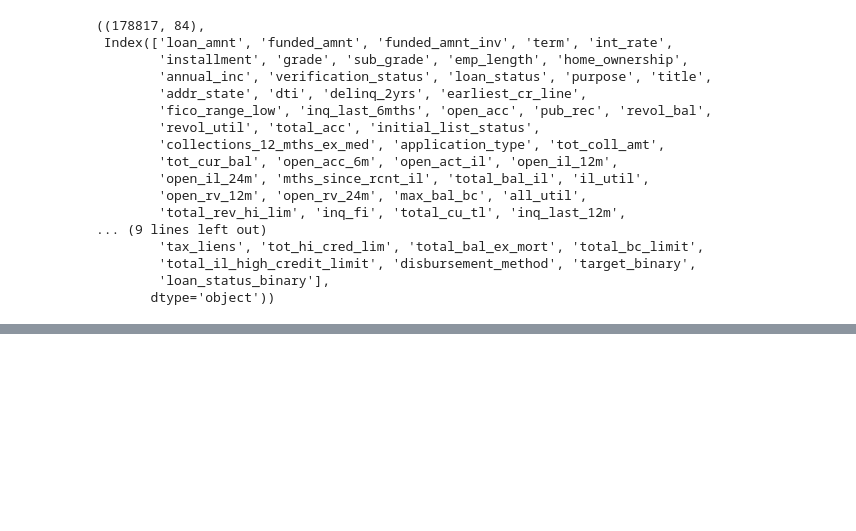
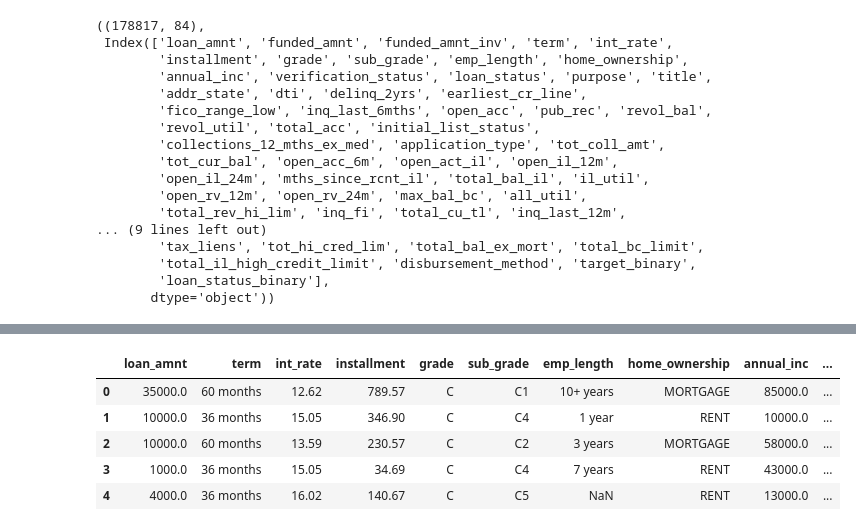
Before and after one commit to nfrank6-depaul/credit-decisioning, a Jupyter notebook: notebooks/eda.ipynb, the cells around one changed output, grey strips where cells are left out. Drawn from its saved outputs; the diff is of its cells as text; code cells hidden in the pictures; blank space fills up the shorter version.

```diff
--- a/notebooks/eda.ipynb
+++ b/notebooks/eda.ipynb
@@ -588,0 +653,9 @@ df.to_csv("../data/accepted_2017_eda.csv", index=False)
+# %%
+df.head()
+# %% [output]
+|  | loan_amnt | term | int_rate | installment | grade | sub_grade | emp_length | home_ownership | annual_inc | ... |
+| 0 | 35000.0 | 60 months | 12.62 | 789.57 | C | C1 | 10+ years | MORTGAGE | 85000.0 | ... |
+| 1 | 10000.0 | 36 months | 15.05 | 346.90 | C | C4 | 1 year | RENT | 10000.0 | ... |
+| 2 | 10000.0 | 60 months | 13.59 | 230.57 | C | C2 | 3 years | MORTGAGE | 58000.0 | ... |
+| 3 | 1000.0 | 36 months | 15.05 | 34.69 | C | C4 | 7 years | RENT | 43000.0 | ... |
+| 4 | 4000.0 | 36 months | 16.02 | 140.67 | C | C5 | NaN | RENT | 13000.0 | ... |
```
Also changed, not shown: parts of 14 cells of this notebook, 1 other file.
